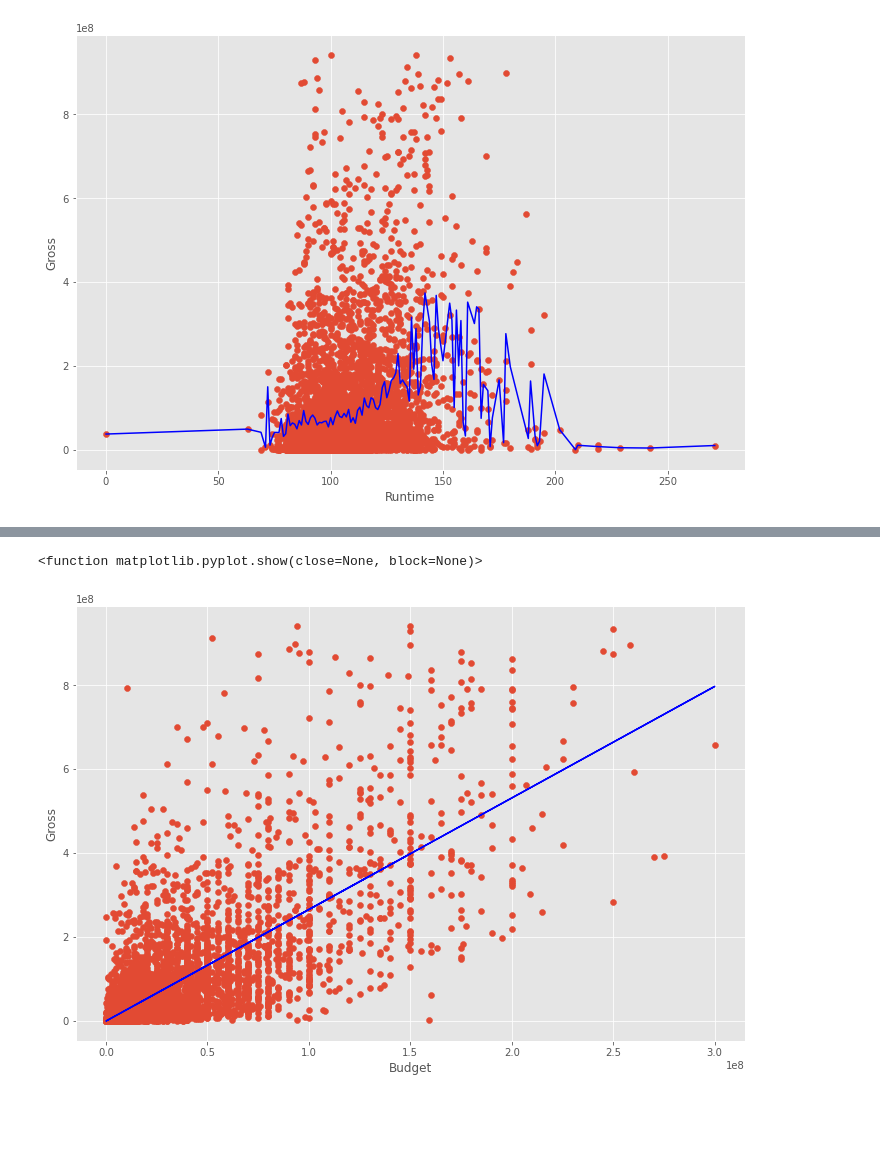
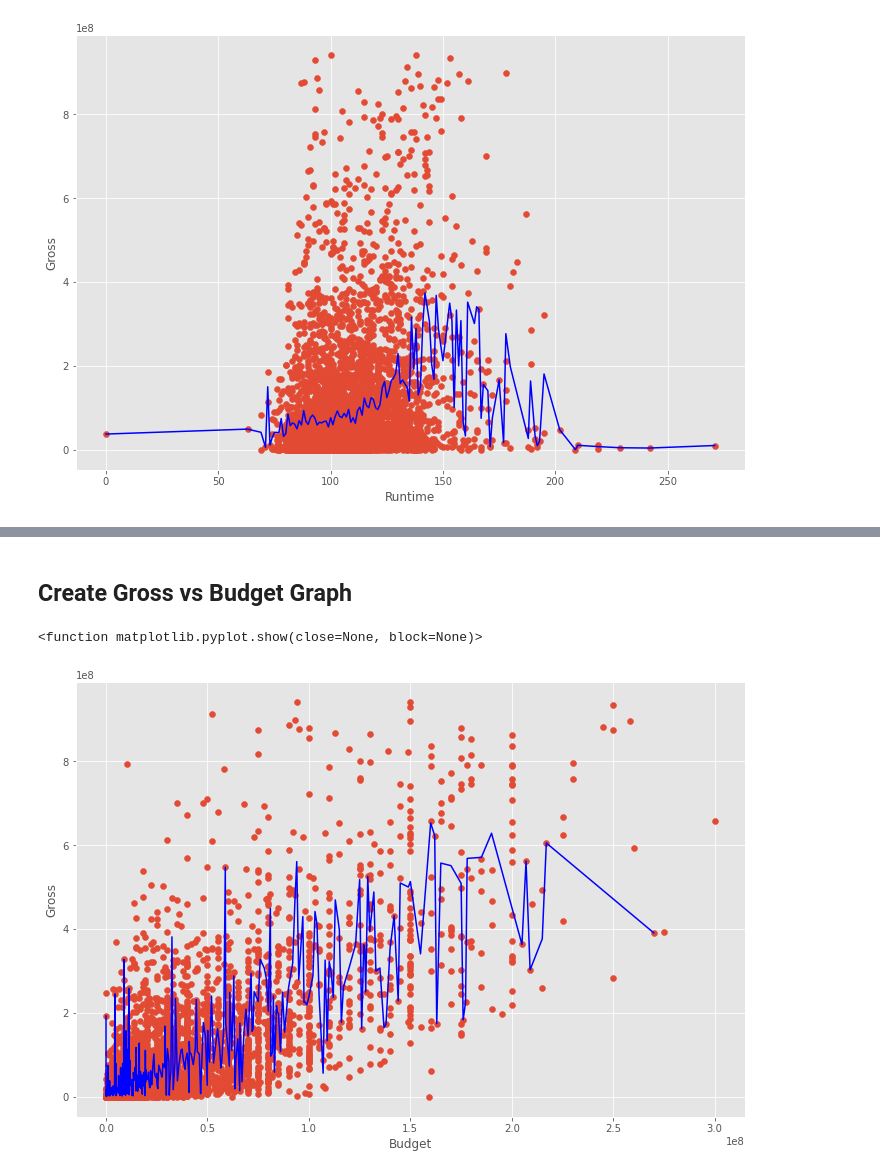
Before and after one commit to JSchwerdt2014/Movie_Sales_Analysis, a Jupyter notebook: movie-correlation-project.ipynb, the cells around one changed output, grey strips where cells are left out. Cells and saved outputs as stored; diff of their text form; code cells hidden in the pictures; blank space fills up the shorter version.

```diff
--- a/movie-correlation-project.ipynb
+++ b/movie-correlation-project.ipynb
@@ -361,21 +333,2 @@ budget_clipped = budget_df_avg[budget_df_avg['gross'] < max_avg_budget]
-# %%
-#create a plot for budget vs gross
-
-#creating the scatterplot
-plt.scatter('budget', 'gross', data=df_clipped)
-
-#creating equation for trend line
-z = np.polyfit(df_clipped['budget'],df_clipped['gross'], 1)
-p = np.poly1d(z)
-
-#add trend line
-plt.plot(df_clipped['budget'], p(df_clipped['budget']), c='b')
-
-#labeling gross vs budget
-plt.xlabel('Budget')
-plt.ylabel('Gross')
-
-plt.show
-# %% [output]
-<function matplotlib.pyplot.show(close=None, block=None)>
-[figure, removed]
+# %% [markdown]
+## Create Gross vs Budget Graph
@@ -381,0 +343,34 @@ plt.show
+# %%
+#remove outlier gross data from budget_df
+
+##create max and min outlier boundarys budget_df
+max_ = budget_df['gross'].quantile(0.99)
+min_ = budget_df['gross'].quantile(.05)
+
+#apply min max outliers boundarys to df
+df_clipped = df[df['gross'] > min_]
+df_clipped = df[df['gross'] < max_]
+
+#create max and min outlier boundarys for budget_df_avg
+max_avg_budget = budget_df_avg['gross'].quantile(q=.95)
+min_avg_budget = budget_df_avg['gross'].quantile(q=.1)
+
+#apply min and max outlier boundarys to budget_df_avg
+budget_clipped = budget_df_avg.loc[(budget_df_avg['gross']>min_avg_budget) & (budget_df_avg['gross']< max_avg_budget)]
+# %%
+#create a plot for budget vs gross
+
+#creating the scatterplot
+plt.scatter('budget', 'gross', data=df_clipped)
+
+#adding an average line
+plt.plot('budget', 'gross', data=budget_clipped, c='b')
+
+#labeling gross vs budget
+plt.xlabel('Budget')
+plt.ylabel('Gross')
+
+plt.show
+# %% [output]
+<function matplotlib.pyplot.show(close=None, block=None)>
+[figure, added]
```
Also changed, not shown: parts of 33 cells of this notebook.
